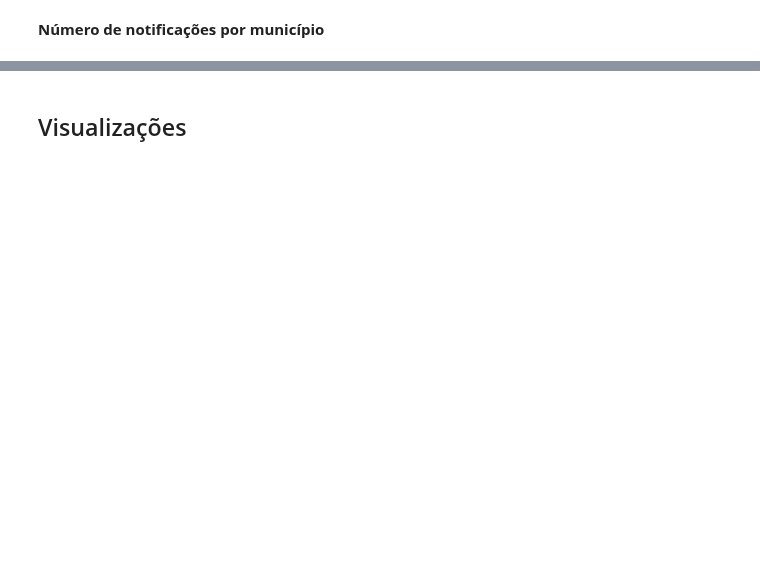
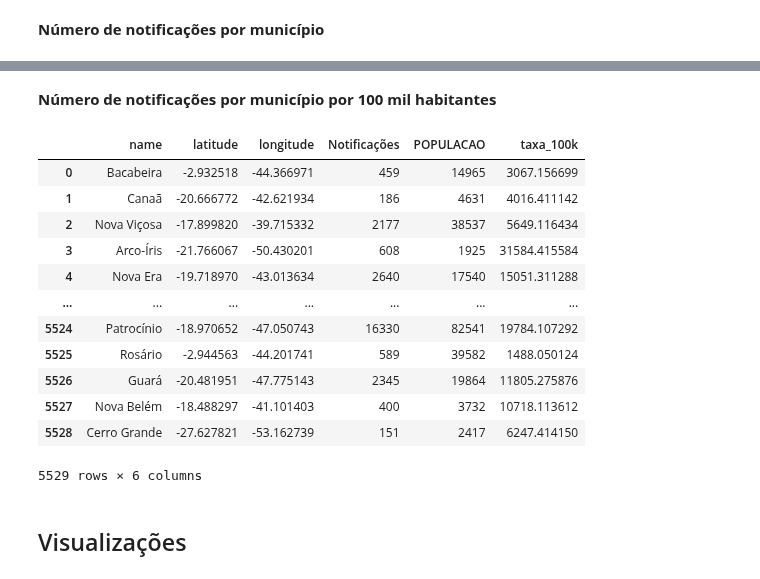
Before and after one commit to Romulol-B/Pysus-IBGE, a Jupyter notebook: sinan.ipynb, the cells around one changed output, grey strips where cells are left out. Cells and saved outputs as stored; diff of their text form; code cells hidden in the pictures; blank space fills up the shorter version.

Commit message:
dados relativos sinan

```diff
--- a/sinan.ipynb
+++ b/sinan.ipynb
@@ -55,0 +102,2 @@ gdf
+# %%
+census = IBGE.get_population(year=2010)
@@ -55,0 +114,23 @@ gdf
+# %%
+gdf['UF_cod'] = gdf['id_6'].str[:2].astype(int)
+
+cod_to_uf = {
+    11:'RO',12:'AC',13:'AM',14:'RR',15:'PA',16:'AP',17:'TO',
+    21:'MA',22:'PI',23:'CE',24:'RN',25:'PB',26:'PE',27:'AL',28:'SE',29:'BA',
+    31:'MG',32:'ES',33:'RJ',35:'SP',
+    41:'PR',42:'SC',43:'RS',
+    50:'MS',51:'MT',52:'GO',53:'DF'
+}
+
+gdf['UF'] = gdf['UF_cod'].map(cod_to_uf)
+
+census = census.merge(
+    gdf[['id_6', 'UF']],
+    left_on='MUNIC_RES',
+    right_on='id_6',
+    how='left'
+)
+
+census.drop(columns=['id_6'], inplace=True)
+# %%
+census = census.drop_duplicates(subset='name')
@@ -248,3 +515,36 @@ df_municipio
+# %% [markdown]
+**Número de notificações por município por 100 mil habitantes**
+# %%
+df_municipio_relativo = df_municipio.merge(census[['POPULACAO', 'name']], on='name', how='left')
+
+df_municipio_relativo['POPULACAO'] = (
+    df_municipio_relativo['POPULACAO']
+    .astype(str)
+    .str.replace('.', '', regex=False)
+    .str.replace(',', '', regex=False)
+)
+
+df_municipio_relativo['POPULACAO'] = pd.to_numeric(df_municipio_relativo['POPULACAO'], errors='coerce')
+
+df_municipio_relativo = df_municipio_relativo.dropna(subset=['POPULACAO'])
+
+df_municipio_relativo['taxa_100k'] = (df_municipio_relativo['Notificações'] / df_municipio_relativo['POPULACAO']) * 100000
+
+df_municipio_relativo
+# %% [output]
+|  | name | latitude | longitude | Notificações | POPULACAO | taxa_100k |
+| 0 | Bacabeira | -2.932518 | -44.366971 | 459 | 14965 | 3067.156699 |
+| 1 | Canaã | -20.666772 | -42.621934 | 186 | 4631 | 4016.411142 |
+| 2 | Nova Viçosa | -17.899820 | -39.715332 | 2177 | 38537 | 5649.116434 |
+| 3 | Arco-Íris | -21.766067 | -50.430201 | 608 | 1925 | 31584.415584 |
+| 4 | Nova Era | -19.718970 | -43.013634 | 2640 | 17540 | 15051.311288 |
+| ... | ... | ... | ... | ... | ... | ... |
+| 5524 | Patrocínio | -18.970652 | -47.050743 | 16330 | 82541 | 19784.107292 |
+| 5525 | Rosário | -2.944563 | -44.201741 | 589 | 39582 | 1488.050124 |
+| 5526 | Guará | -20.481951 | -47.775143 | 2345 | 19864 | 11805.275876 |
+| 5527 | Nova Belém | -18.488297 | -41.101403 | 400 | 3732 | 10718.113612 |
+| 5528 | Cerro Grande | -27.627821 | -53.162739 | 151 | 2417 | 6247.414150 |
+5529 rows × 6 columns
 # %% [markdown]
 ## Visualizações
 # %%
```
Also changed, not shown: parts of 20 cells of this notebook.
